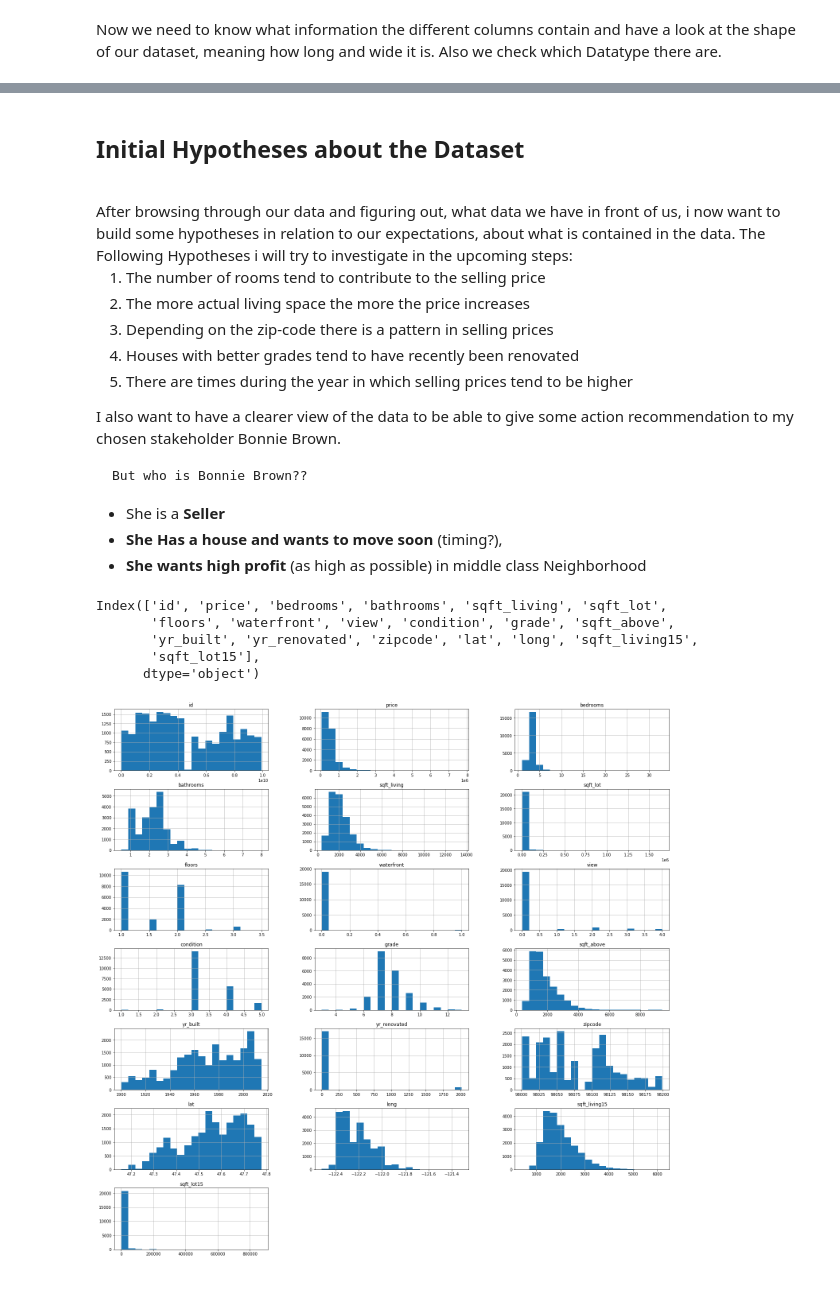
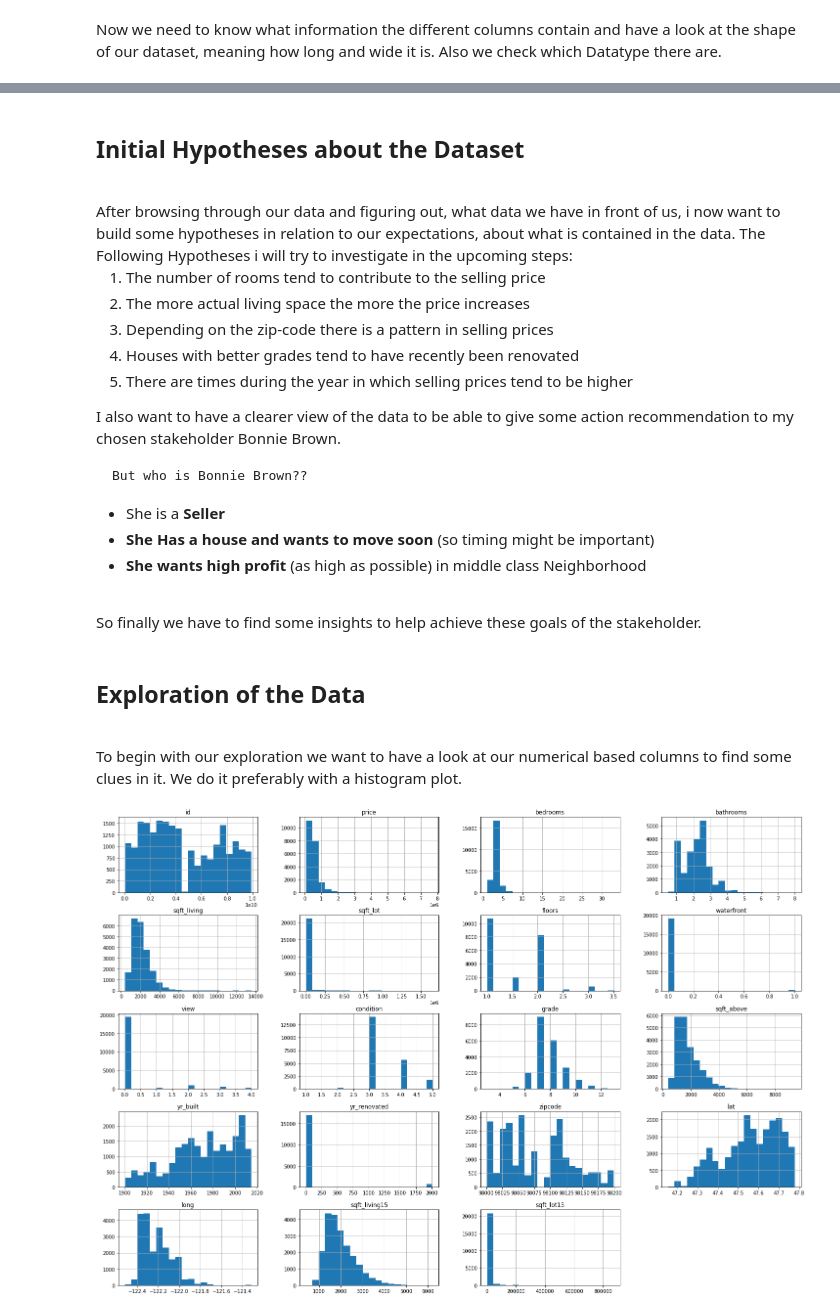
Before and after one commit to AndreasPriebe/DS-EDA-project, a Jupyter notebook: EDA.ipynb, the cells around one changed output, grey strips where cells are left out. Saved outputs shown, nothing was run; the diff lists cells and outputs as text; code cells hidden in the pictures; blank space fills up the shorter version.

```diff
--- a/EDA.ipynb
+++ b/EDA.ipynb
@@ -87,5 +105,8 @@ I also want to have a clearer view of the data to be able to give some action re
 
     But who is Bonnie Brown??
 * She is a **Seller**
-* **She Has a house and wants to move soon** (timing?),
+* **She Has a house and wants to move soon** (so timing might be important)
 * **She wants high profit** (as high as possible) in middle class Neighborhood
+<br>
+
+So finally we have to find some insights to help achieve these goals of the stakeholder.
@@ -96,13 +113,13 @@ I also want to have a clearer view of the data to be able to give some action re
+# %% [markdown]
+## Exploration of the Data
+<br>
+To begin with our exploration we want to have a look at our numerical based columns to find some clues in it. We do it preferably with a histogram plot.
 # %%
 # Save names of all numerical columns in list
-column_num = df.select_dtypes(include=np.number).columns
-print(column_num)
+#column_num = df.select_dtypes(include=np.number).columns
+#print(column_num)
+
 #Plot histograms of all numerical columns
-df[column_num].hist(bins=20, figsize=(25, 25), layout=(7, 3));
+df.hist(bins=20, figsize=(25, 25), layout=(7, 4));
 # %% [output]
-Index(['id', 'price', 'bedrooms', 'bathrooms', 'sqft_living', 'sqft_lot',
-       'floors', 'waterfront', 'view', 'condition', 'grade', 'sqft_above',
-       'yr_built', 'yr_renovated', 'zipcode', 'lat', 'long', 'sqft_living15',
-       'sqft_lot15'],
-      dtype='object')
-[figure, old version]
+[figure, new version]
```
Also changed, not shown: parts of 20 cells of this notebook.
